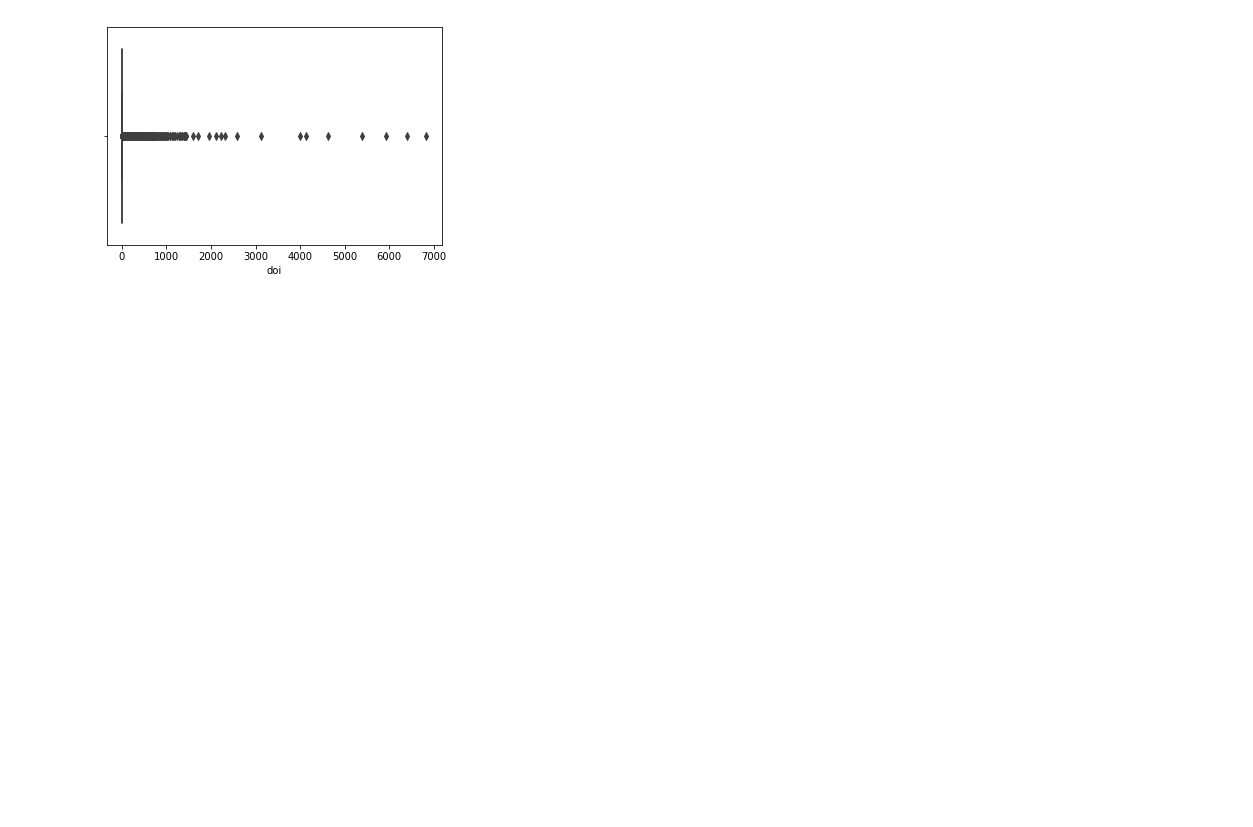
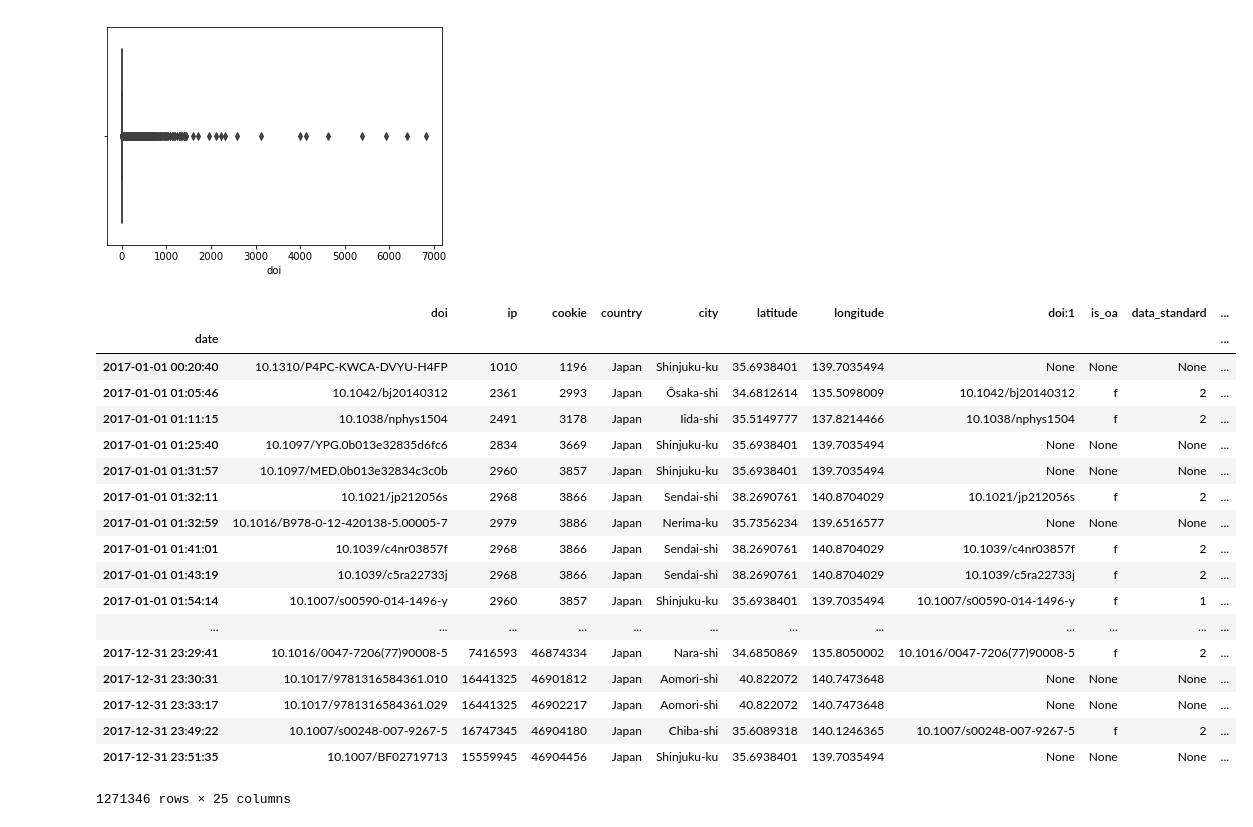
Before and after one commit to otani0083/scihub_analytics, a Jupyter notebook: Scihub_analytics.ipynb, the cells around one changed output. Saved outputs shown, nothing was run; the diff lists cells and outputs as text; code cells hidden in the pictures; blank space fills up the shorter version.

```diff
--- a/Scihub_analytics.ipynb
+++ b/Scihub_analytics.ipynb
@@ -153,3 +420,25 @@ sns.boxplot(df_cookie["doi"])
 # %% [output]
 <matplotlib.axes._subplots.AxesSubplot at 0x...>
 [figure]
+# %%
+df
+# %% [output]
+|  | doi | ip | cookie | country | city | latitude | longitude | doi:1 | is_oa | data_standard | ... |
+| date |  |  |  |  |  |  |  |  |  |  | ... |
+| 2017-01-01 00:20:40 | 10.1310/P4PC-KWCA-DVYU-H4FP | 1010 | 1196 | Japan | Shinjuku-ku | 35.6938401 | 139.7035494 | None | None | None | ... |
+| 2017-01-01 01:05:46 | 10.1042/bj20140312 | 2361 | 2993 | Japan | Ōsaka-shi | 34.6812614 | 135.5098009 | 10.1042/bj20140312 | f | 2 | ... |
+| 2017-01-01 01:11:15 | 10.1038/nphys1504 | 2491 | 3178 | Japan | Iida-shi | 35.5149777 | 137.8214466 | 10.1038/nphys1504 | f | 2 | ... |
+| 2017-01-01 01:25:40 | 10.1097/YPG.0b013e32835d6fc6 | 2834 | 3669 | Japan | Shinjuku-ku | 35.6938401 | 139.7035494 | None | None | None | ... |
+| 2017-01-01 01:31:57 | 10.1097/MED.0b013e32834c3c0b | 2960 | 3857 | Japan | Shinjuku-ku | 35.6938401 | 139.7035494 | None | None | None | ... |
+| 2017-01-01 01:32:11 | 10.1021/jp212056s | 2968 | 3866 | Japan | Sendai-shi | 38.2690761 | 140.8704029 | 10.1021/jp212056s | f | 2 | ... |
+| 2017-01-01 01:32:59 | 10.1016/B978-0-12-420138-5.00005-7 | 2979 | 3886 | Japan | Nerima-ku | 35.7356234 | 139.6516577 | None | None | None | ... |
+| 2017-01-01 01:41:01 | 10.1039/c4nr03857f | 2968 | 3866 | Japan | Sendai-shi | 38.2690761 | 140.8704029 | 10.1039/c4nr03857f | f | 2 | ... |
+| 2017-01-01 01:43:19 | 10.1039/c5ra22733j | 2968 | 3866 | Japan | Sendai-shi | 38.2690761 | 140.8704029 | 10.1039/c5ra22733j | f | 2 | ... |
+| 2017-01-01 01:54:14 | 10.1007/s00590-014-1496-y | 2960 | 3857 | Japan | Shinjuku-ku | 35.6938401 | 139.7035494 | 10.1007/s00590-014-1496-y | f | 1 | ... |
+| ... | ... | ... | ... | ... | ... | ... | ... | ... | ... | ... | ... |
+| 2017-12-31 23:29:41 | 10.1016/0047-7206(77)90008-5 | 7416593 | 46874334 | Japan | Nara-shi | 34.6850869 | 135.8050002 | 10.1016/0047-7206(77)90008-5 | f | 2 | ... |
+| 2017-12-31 23:30:31 | 10.1017/9781316584361.010 | 16441325 | 46901812 | Japan | Aomori-shi | 40.822072 | 140.7473648 | None | None | None | ... |
+| 2017-12-31 23:33:17 | 10.1017/9781316584361.029 | 16441325 | 46902217 | Japan | Aomori-shi | 40.822072 | 140.7473648 | None | None | None | ... |
+| 2017-12-31 23:49:22 | 10.1007/s00248-007-9267-5 | 16747345 | 46904180 | Japan | Chiba-shi | 35.6089318 | 140.1246365 | 10.1007/s00248-007-9267-5 | f | 2 | ... |
+| 2017-12-31 23:51:35 | 10.1007/BF02719713 | 15559945 | 46904456 | Japan | Shinjuku-ku | 35.6938401 | 139.7035494 | None | None | None | ... |
+1271346 rows × 25 columns
```
Also changed, not shown: parts of 61 cells of this notebook, 1 other file.
